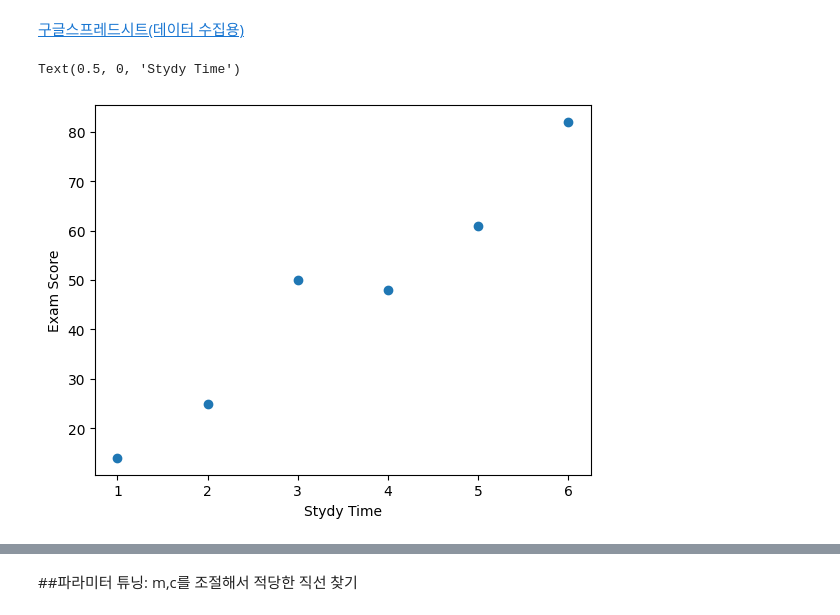
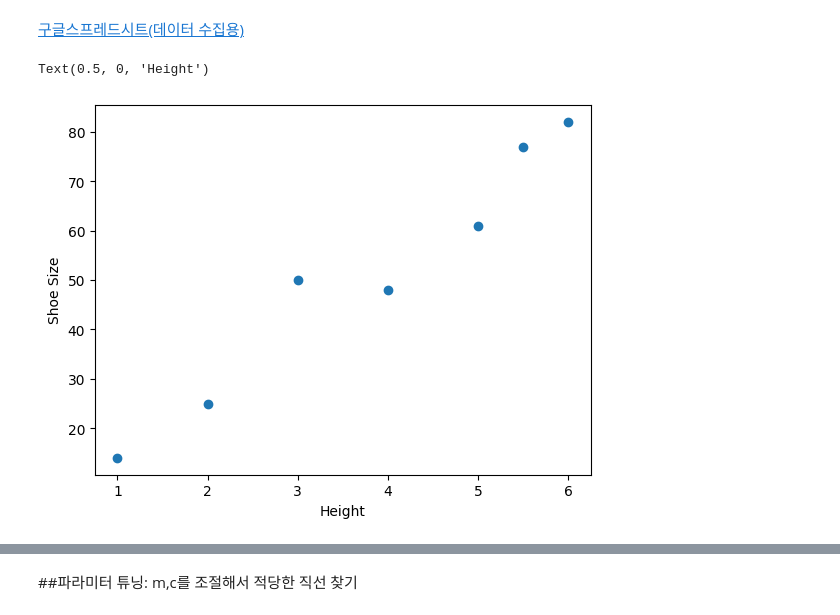
Before and after one commit to Potdooshami/The-3rd-POSTECH-Youth-Mathematical-Artificial-Intelligence-Academy, a Jupyter notebook: PYMAIA3_SVM실습.ipynb, the cells around one changed output, grey strips where cells are left out. Drawn from its saved outputs; the diff is of its cells as text; code cells hidden in the pictures.

```diff
--- a/PYMAIA3_SVM실습.ipynb
+++ b/PYMAIA3_SVM실습.ipynb
@@ -10,15 +10,17 @@
 import matplotlib.pyplot as plt
 import matplotlib.patches as patches
 import numpy as np
+# %%
+# 로우 데이터 불러 오기
+xs = [1,2,3,4,5,6,5.5]
+ys = [14,25,50,48,61,82,77]
 # %%
-xs = [1,2,3,4,5,6]
-ys = [14,25,50,48,61,82]
-
+# 데이터 시각화
 fig,ax = plt.subplots()
 ax.plot(xs,ys,'o')
-plt.ylabel('Exam Score')
-plt.xlabel('Stydy Time')
+plt.ylabel('Shoe Size')
+plt.xlabel('Height')
 # %% [output]
-Text(0.5, 0, 'Stydy Time')
+Text(0.5, 0, 'Height')
-[figure, old version]
+[figure, new version]
 # %% [markdown]
```
Also changed, not shown: parts of 14 cells of this notebook.
